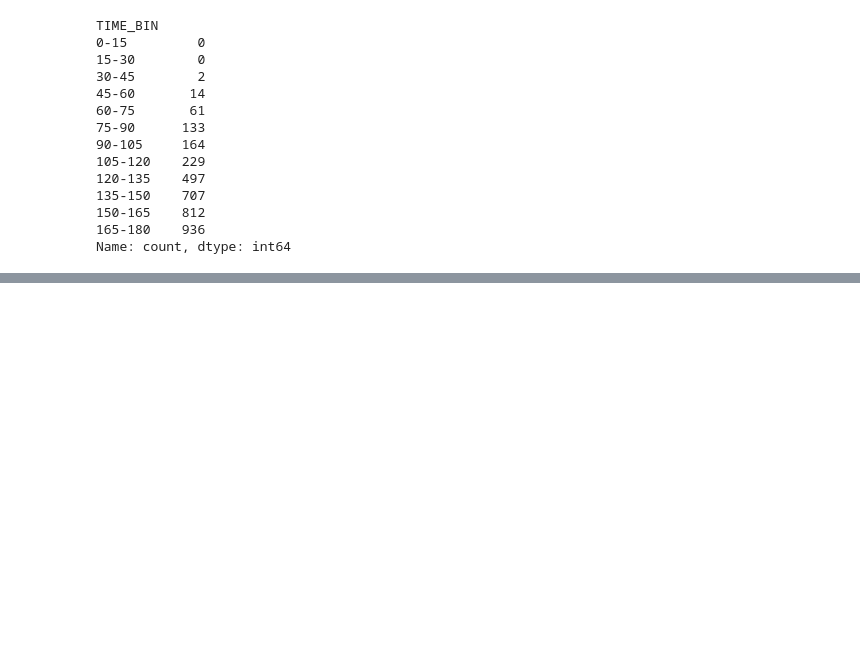
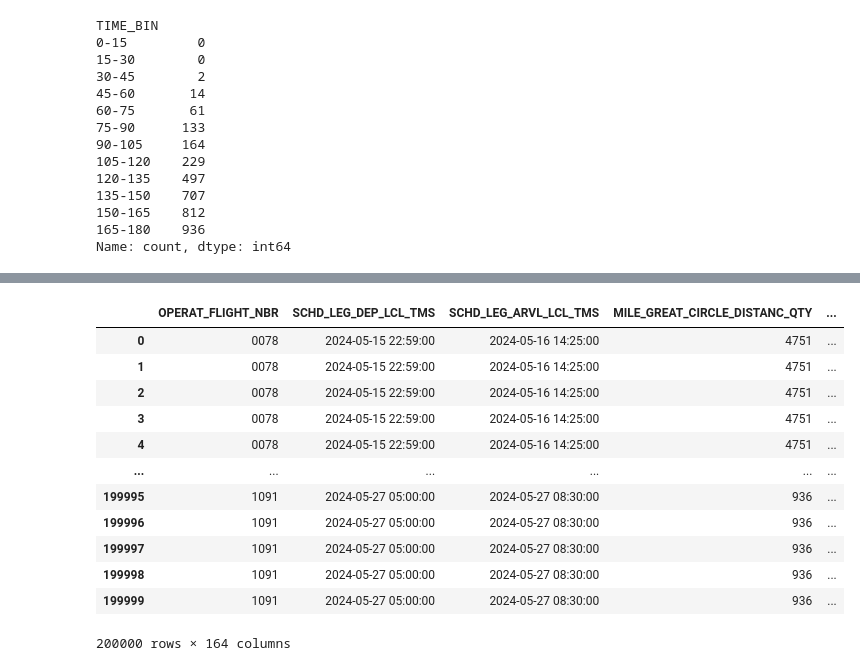
Before and after one commit to sashav26/AA2_EDSC, a Jupyter notebook: jackson/club.ipynb, the cells around one changed output, grey strips where cells are left out. Saved outputs shown, nothing was run; the diff lists cells and outputs as text; code cells hidden in the pictures; blank space fills up the shorter version.

```diff
--- a/jackson/club.ipynb
+++ b/jackson/club.ipynb
@@ -539,0 +607,23 @@ Name: count, dtype: int64
+# %%
+import pandas as pd
+import numpy as np
+
+# Suppose df has columns: [BAG_SCAN_LCL_TMS, SCHD_LEG_DEP_LCL_TMS, ... flight features ...]
+
+df['BAG_SCAN_LCL_TMS'] = pd.to_datetime(df['BAG_SCAN_LCL_TMS'])
+df['SCHD_LEG_DEP_LCL_TMS'] = pd.to_datetime(df['SCHD_LEG_DEP_LCL_TMS'])
+
+# y = minutes before departure
+df['MINUTES_BEFORE_DEPARTURE'] = (
+    df['SCHD_LEG_DEP_LCL_TMS'] - df['BAG_SCAN_LCL_TMS']
+).dt.total_seconds() / 60
+# %%
+df['DAY_OF_WEEK'] = df['SCHD_LEG_DEP_LCL_TMS'].dt.dayofweek  # Monday=0, Sunday=6
+print(df['DAY_OF_WEEK'])
+df['Monday'] = (df['DAY_OF_WEEK'] == 0).astype(int)
+df['Tuesday'] = (df['DAY_OF_WEEK'] == 1).astype(int)
+df['Wednesday'] = (df['DAY_OF_WEEK'] == 2).astype(int)
+df['Thursday'] = (df['DAY_OF_WEEK'] == 3).astype(int)
+df['Friday'] = (df['DAY_OF_WEEK'] == 4).astype(int)
+df['Saturday'] = (df['DAY_OF_WEEK'] == 5).astype(int)
+df['Sunday'] = (df['DAY_OF_WEEK'] == 6).astype(int)
@@ -539,0 +643,19 @@ Name: count, dtype: int64
+# %%
+df = pd.get_dummies(df, columns=['SCHD_LEG_DEP_AIRPRT_IATA_CD'])
+df = pd.get_dummies(df, columns=['SCHD_LEG_ARVL_AIRPRT_IATA_CD'])
+# %%
+df
+# %% [output]
+|  | OPERAT_FLIGHT_NBR | SCHD_LEG_DEP_LCL_TMS | SCHD_LEG_ARVL_LCL_TMS | MILE_GREAT_CIRCLE_DISTANC_QTY | ... |
+| 0 | 0078 | 2024-05-15 22:59:00 | 2024-05-16 14:25:00 | 4751 | ... |
+| 1 | 0078 | 2024-05-15 22:59:00 | 2024-05-16 14:25:00 | 4751 | ... |
+| 2 | 0078 | 2024-05-15 22:59:00 | 2024-05-16 14:25:00 | 4751 | ... |
+| 3 | 0078 | 2024-05-15 22:59:00 | 2024-05-16 14:25:00 | 4751 | ... |
+| 4 | 0078 | 2024-05-15 22:59:00 | 2024-05-16 14:25:00 | 4751 | ... |
+| ... | ... | ... | ... | ... | ... |
+| 199995 | 1091 | 2024-05-27 05:00:00 | 2024-05-27 08:30:00 | 936 | ... |
+| 199996 | 1091 | 2024-05-27 05:00:00 | 2024-05-27 08:30:00 | 936 | ... |
+| 199997 | 1091 | 2024-05-27 05:00:00 | 2024-05-27 08:30:00 | 936 | ... |
+| 199998 | 1091 | 2024-05-27 05:00:00 | 2024-05-27 08:30:00 | 936 | ... |
+| 199999 | 1091 | 2024-05-27 05:00:00 | 2024-05-27 08:30:00 | 936 | ... |
+200000 rows × 164 columns
```
Also changed, not shown: parts of 18 cells of this notebook, 1 other file.
